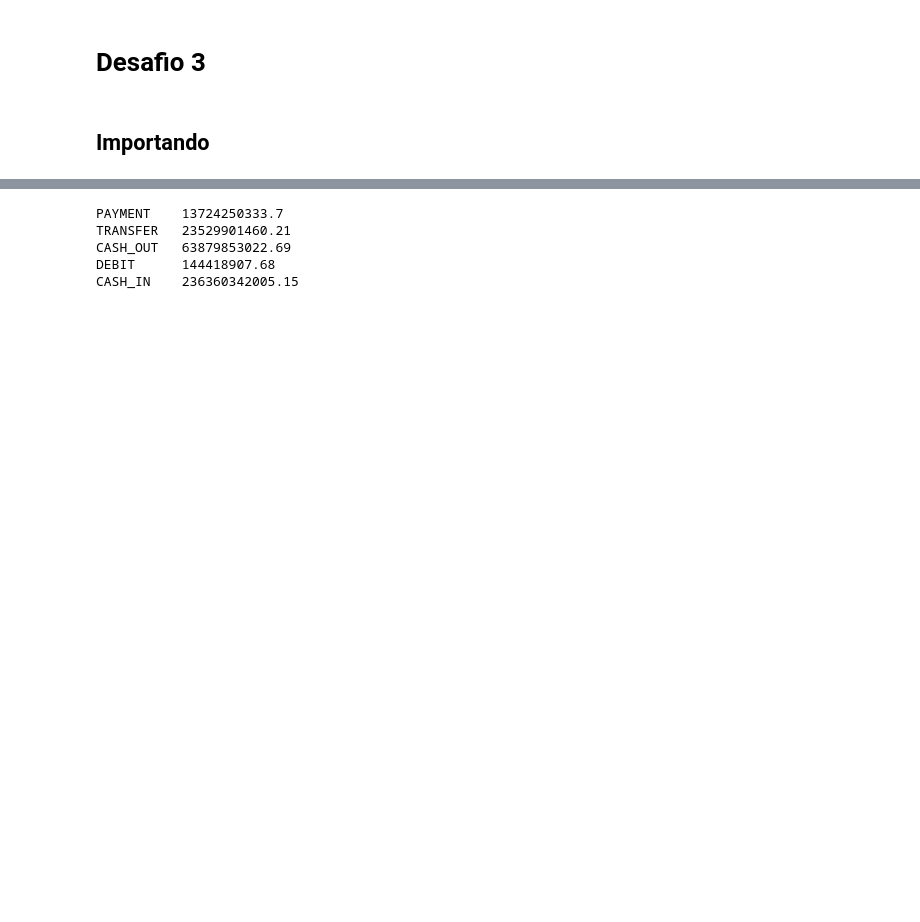
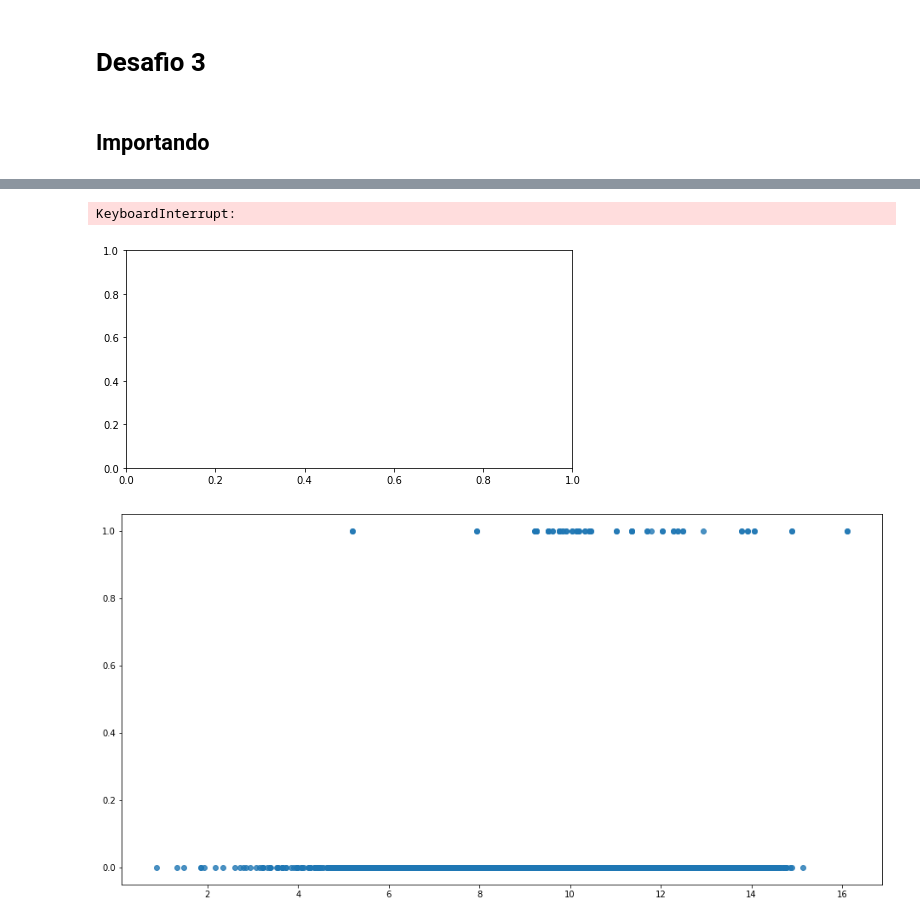
Before and after one commit to phobeiro/TERA-desafio-3, a Jupyter notebook: desafio-3.ipynb, the cells around one changed output, grey strips where cells are left out. Saved outputs shown, nothing was run; the diff lists cells and outputs as text; code cells hidden in the pictures; blank space fills up the shorter version.

```diff
--- a/desafio-3.ipynb
+++ b/desafio-3.ipynb
@@ -70,17 +110,28 @@ isFlaggedFraud    0
 dtype: int64
-# %%
-for i in df.type.unique():
-    newbal = df['newbalanceOrig'][df['type'] == i]
-    oldbal = df['oldbalanceOrg'][df['type'] == i]
-    dinMov = newbal - oldbal
-    dinMov = np.abs(dinMov)
-    dinMov = sum(dinMov)
-    dinMov = np.round(dinMov, 2)
-
-    print(i.ljust(10), dinMov)
-# %% [output]
-PAYMENT    13724250333.7
-TRANSFER   23529901460.21
-CASH_OUT   63879853022.69
-DEBIT      144418907.68
-CASH_IN    236360342005.15
+# %%
+fig = plt.subplots(figsize=(8,4))
+
+'''for i in df.TipoTransacao.unique():
+    sns.regplot(
+        x=df['ValorTransacao'][df.TipoTransacao == i][df.Fraude == 1],
+        y=df['Fraude'][df.TipoTransacao == i][df.Fraude == 1],
+        logistic=True
+    )
+    plt.show()
+'''
+
+fig = plt.subplots(figsize=(16,8))
+
+df['ValorTransacao'] = np.log(df['ValorTransacao'])
+
+#for i in df.TipoTransacao.unique():
+sns.regplot(
+    x=df['ValorTransacao'],
+    y=df['Fraude'],
+    logistic=True
+)
+plt.show()
+# %% [output]
+KeyboardInterrupt:
+[figure, added]
+[figure, added]
```
Also changed, not shown: parts of 8 cells of this notebook.
